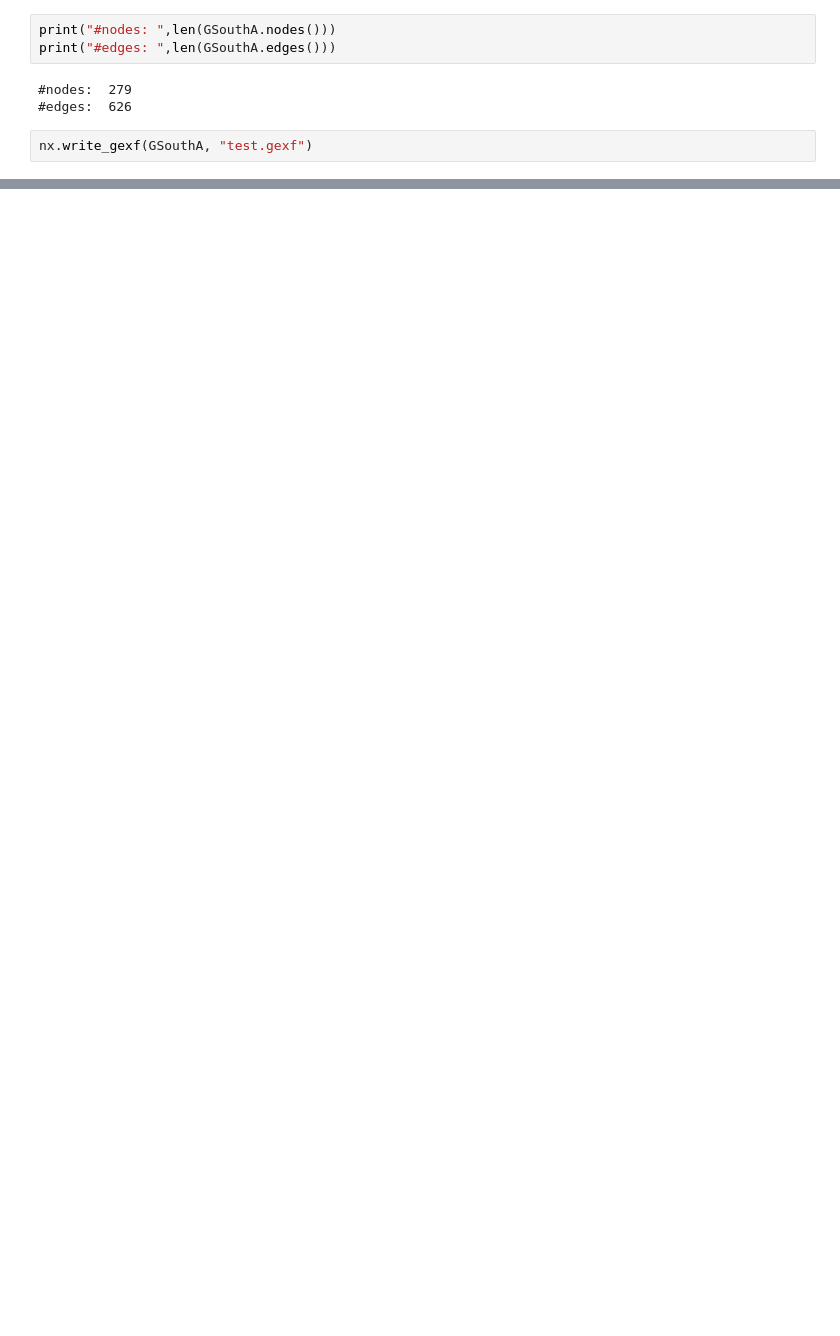
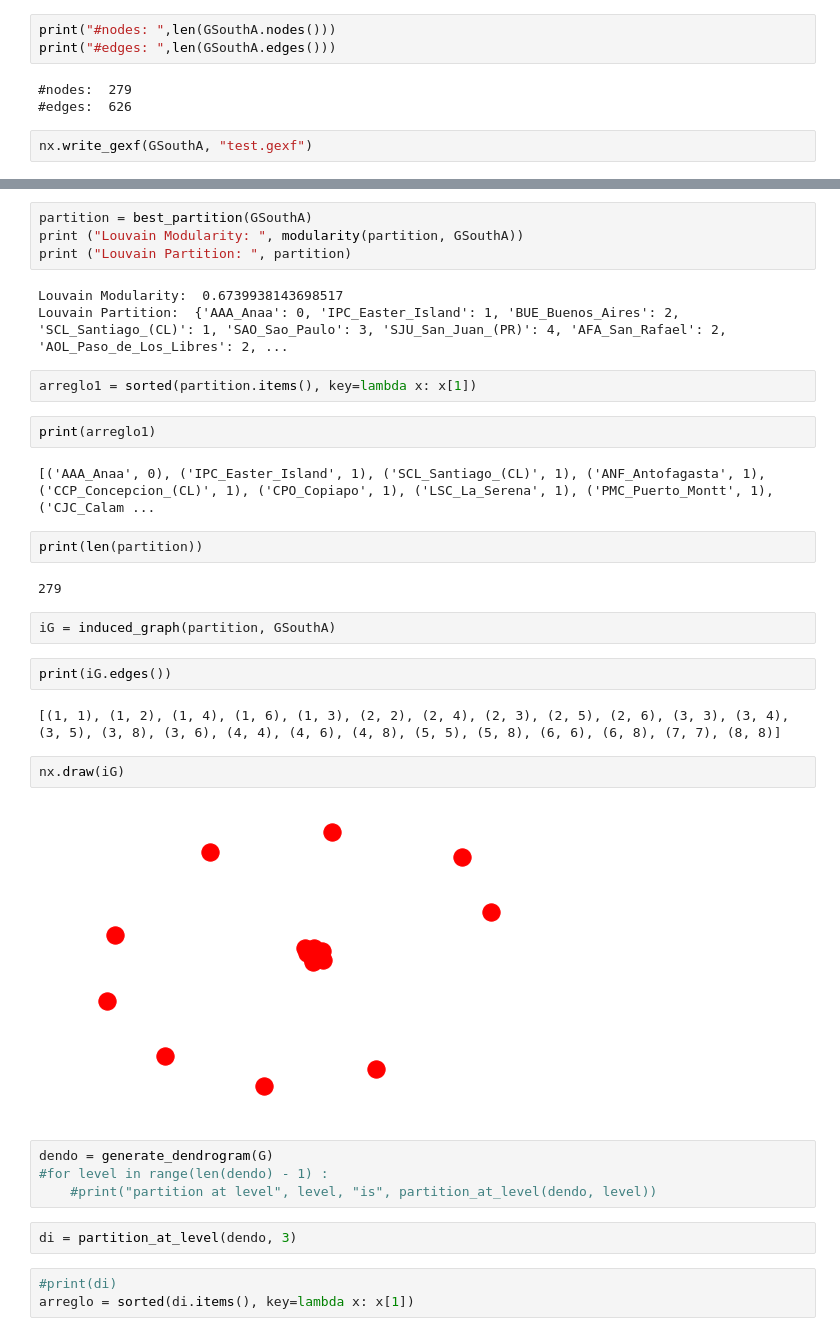
Before and after one commit to dasalgadob/pythonAlgoritmhs, a Jupyter notebook: graph analitycs/module2/intro_networkx.ipynb, the cells around one changed output, grey strips where cells are left out. Saved outputs shown, nothing was run; the diff lists cells and outputs as text; blank space fills up the shorter version.

Commit message:
The communities detection added an induced network

```diff
--- a/graph analitycs/module2/intro_networkx.ipynb
+++ b/graph analitycs/module2/intro_networkx.ipynb
@@ -192,0 +225,36 @@ nx.write_gexf(GSouthA, "test.gexf")
+# %%
+partition = best_partition(GSouthA)
+print ("Louvain Modularity: ", modularity(partition, GSouthA))
+print ("Louvain Partition: ", partition)
+# %% [output]
+Louvain Modularity:  0.6739938143698517
+Louvain Partition:  {'AAA_Anaa': 0, 'IPC_Easter_Island': 1, 'BUE_Buenos_Aires': 2, 'SCL_Santiago_(CL)': 1, 'SAO_Sao_Paulo': 3, 'SJU_San_Juan_(PR)': 4, 'AFA_San_Rafael': 2, 'AOL_Paso_de_Los_Libres': 2, ...
+# %%
+arreglo1 = sorted(partition.items(), key=lambda x: x[1])
+# %%
+print(arreglo1)
+# %% [output]
+[('AAA_Anaa', 0), ('IPC_Easter_Island', 1), ('SCL_Santiago_(CL)', 1), ('ANF_Antofagasta', 1), ('CCP_Concepcion_(CL)', 1), ('CPO_Copiapo', 1), ('LSC_La_Serena', 1), ('PMC_Puerto_Montt', 1), ('CJC_Calam ...
+# %%
+print(len(partition))
+# %% [output]
+279
+# %%
+iG = induced_graph(partition, GSouthA)
+# %%
+print(iG.edges())
+# %% [output]
+[(1, 1), (1, 2), (1, 4), (1, 6), (1, 3), (2, 2), (2, 4), (2, 3), (2, 5), (2, 6), (3, 3), (3, 4), (3, 5), (3, 8), (3, 6), (4, 4), (4, 6), (4, 8), (5, 5), (5, 8), (6, 6), (6, 8), (7, 7), (8, 8)]
+# %%
+nx.draw(iG)
+# %% [output]
+[figure, added]
+# %%
+dendo = generate_dendrogram(G)
+#for level in range(len(dendo) - 1) :
+    #print("partition at level", level, "is", partition_at_level(dendo, level))
+# %%
+di = partition_at_level(dendo, 3)
+# %%
+#print(di)
+arreglo = sorted(di.items(), key=lambda x: x[1])
```
Also changed, not shown: parts of 31 cells of this notebook.
